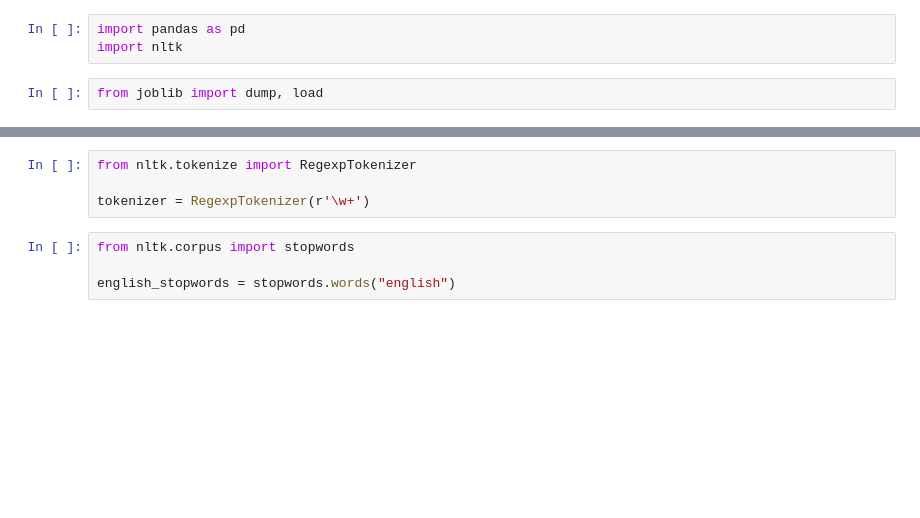
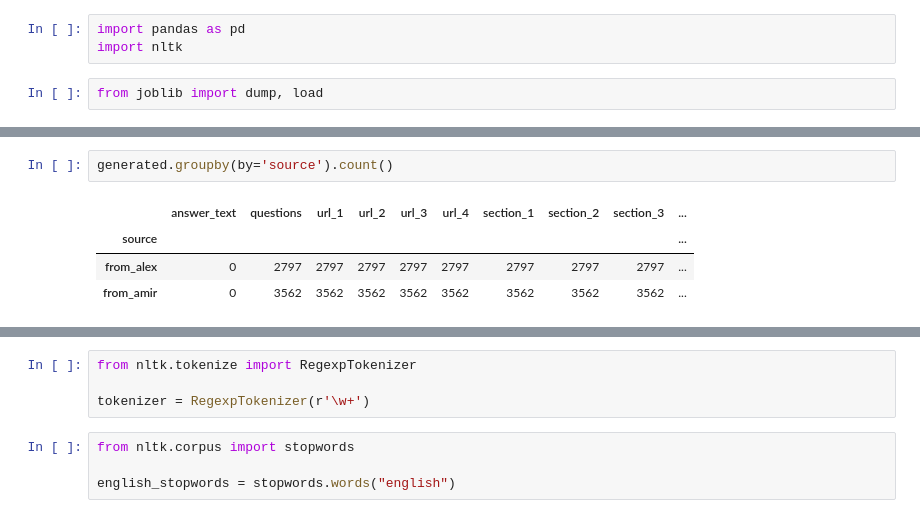
Before and after one commit to wrike-3/help_bot, a Jupyter notebook: notebooks/tf_idf_logreg.ipynb, the cells around one changed output, grey strips where cells are left out. Drawn from its saved outputs; the diff is of its cells as text; blank space fills up the shorter version.

```diff
--- a/notebooks/tf_idf_logreg.ipynb
+++ b/notebooks/tf_idf_logreg.ipynb
@@ -7,0 +29,7 @@ data = pd.read_csv('help_title_v2.csv')
+# %%
+generated.groupby(by='source').count()
+# %% [output]
+|  | answer_text | questions | url_1 | url_2 | url_3 | url_4 | section_1 | section_2 | section_3 | ... |
+| source |  |  |  |  |  |  |  |  |  | ... |
+| from_alex | 0 | 2797 | 2797 | 2797 | 2797 | 2797 | 2797 | 2797 | 2797 | ... |
+| from_amir | 0 | 3562 | 3562 | 3562 | 3562 | 3562 | 3562 | 3562 | 3562 | ... |
```
Also changed, not shown: parts of 41 cells of this notebook, 7 other files.
